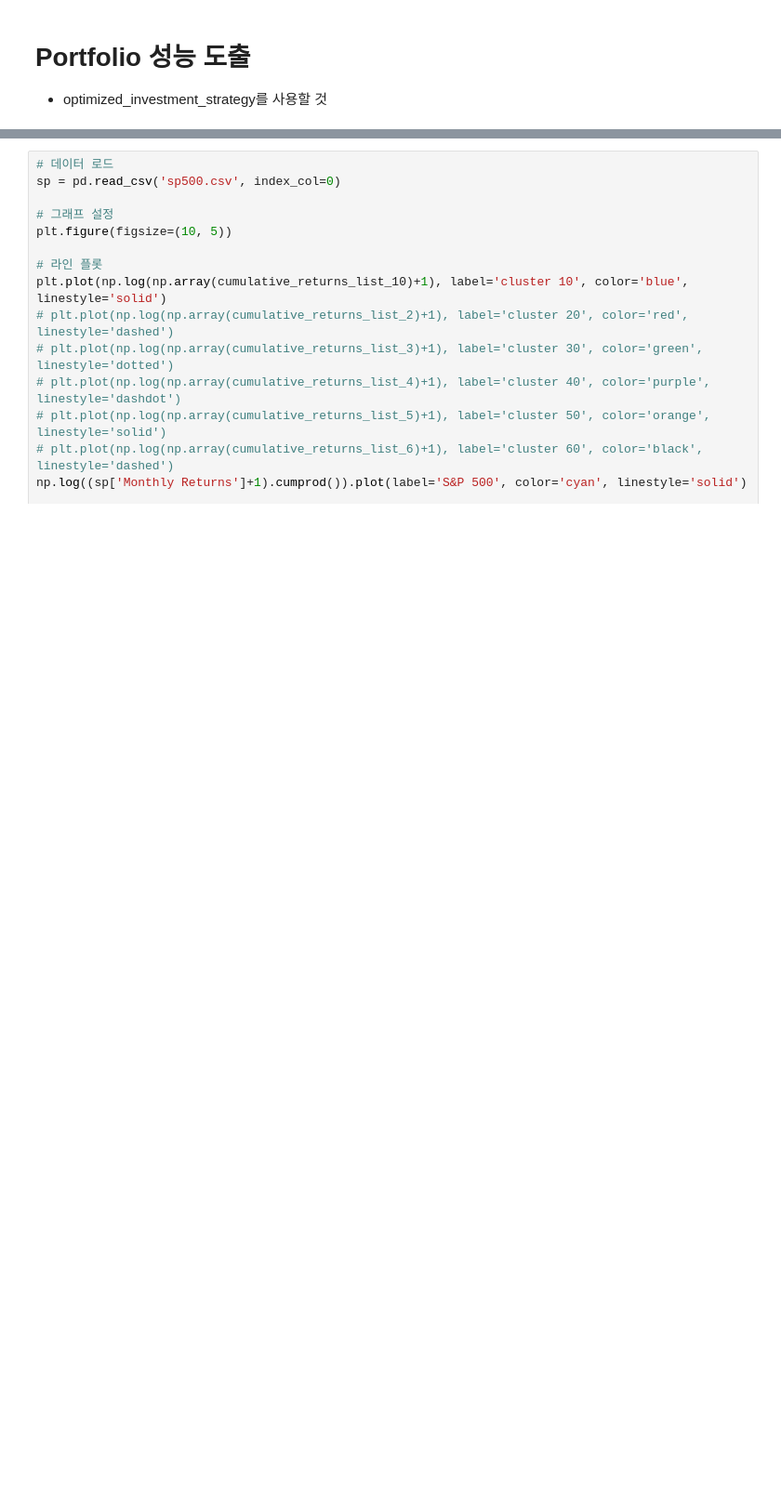
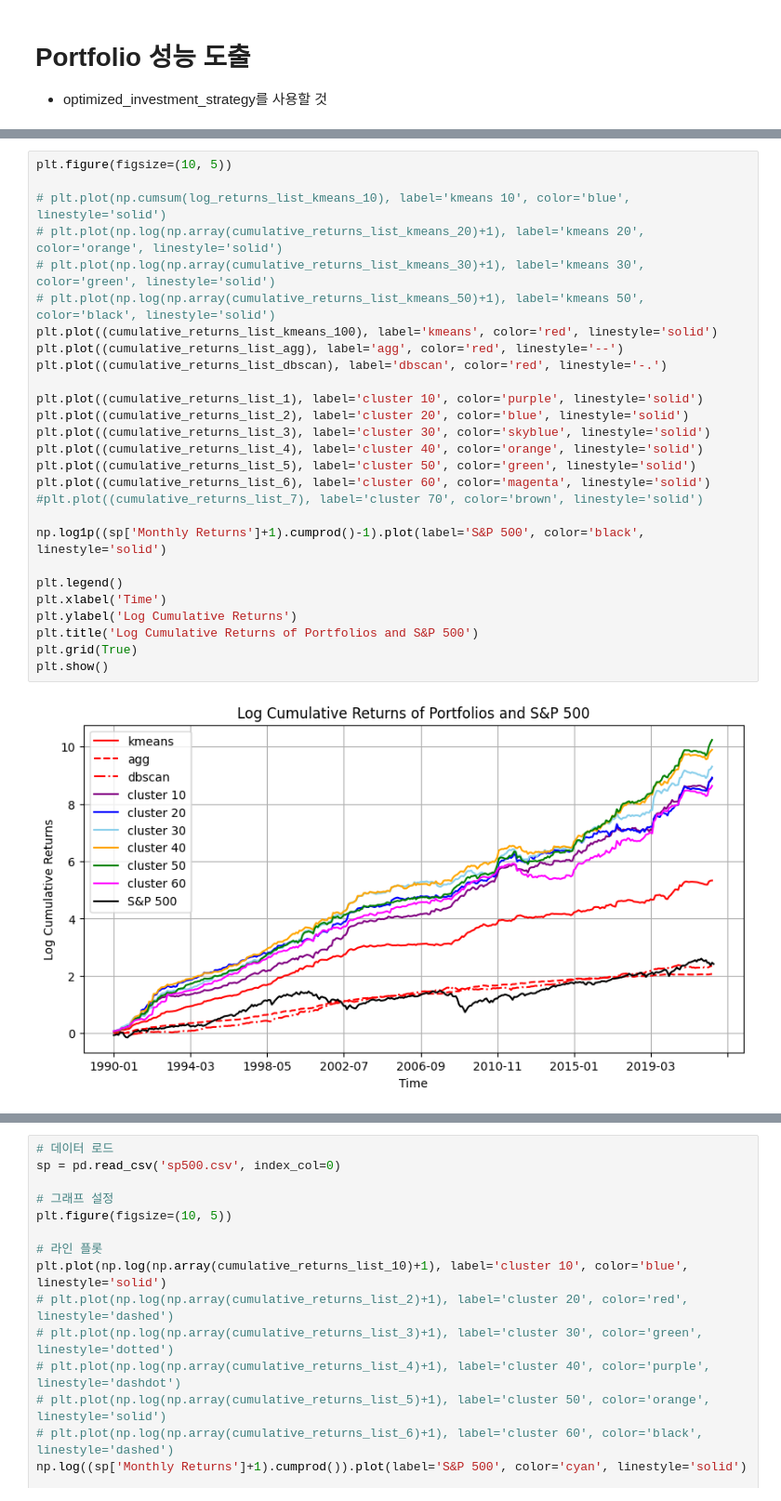
Before and after one commit to x7jeon8gi/PairsTrading, a Jupyter notebook: portfolio_check copy.ipynb, the cells around one changed output, grey strips where cells are left out. Shown: that part at 93% size. Drawn from its saved outputs; the diff is of its cells as text; blank space fills up the shorter version.

```diff
--- a/portfolio_check copy.ipynb
+++ b/portfolio_check copy.ipynb
@@ -131,0 +370,29 @@ cumulative_return_kmeans_100, cumulative_returns_list_kmeans_100, log_returns_li
+# %%
+plt.figure(figsize=(10, 5))
+
+# plt.plot(np.cumsum(log_returns_list_kmeans_10), label='kmeans 10', color='blue', linestyle='solid')
+# plt.plot(np.log(np.array(cumulative_returns_list_kmeans_20)+1), label='kmeans 20', color='orange', linestyle='solid')
+# plt.plot(np.log(np.array(cumulative_returns_list_kmeans_30)+1), label='kmeans 30', color='green', linestyle='solid')
+# plt.plot(np.log(np.array(cumulative_returns_list_kmeans_50)+1), label='kmeans 50', color='black', linestyle='solid')
+plt.plot((cumulative_returns_list_kmeans_100), label='kmeans', color='red', linestyle='solid')
+plt.plot((cumulative_returns_list_agg), label='agg', color='red', linestyle='--')
+plt.plot((cumulative_returns_list_dbscan), label='dbscan', color='red', linestyle='-.')
+
+plt.plot((cumulative_returns_list_1), label='cluster 10', color='purple', linestyle='solid')
+plt.plot((cumulative_returns_list_2), label='cluster 20', color='blue', linestyle='solid')
+plt.plot((cumulative_returns_list_3), label='cluster 30', color='skyblue', linestyle='solid')
+plt.plot((cumulative_returns_list_4), label='cluster 40', color='orange', linestyle='solid')
+plt.plot((cumulative_returns_list_5), label='cluster 50', color='green', linestyle='solid')
+plt.plot((cumulative_returns_list_6), label='cluster 60', color='magenta', linestyle='solid')
+#plt.plot((cumulative_returns_list_7), label='cluster 70', color='brown', linestyle='solid')
+
+np.log1p((sp['Monthly Returns']+1).cumprod()-1).plot(label='S&P 500', color='black', linestyle='solid')
+
+plt.legend()
+plt.xlabel('Time')
+plt.ylabel('Log Cumulative Returns')
+plt.title('Log Cumulative Returns of Portfolios and S&P 500')
+plt.grid(True)
+plt.show()
+# %% [output]
+[figure, added]
```
Also changed, not shown: parts of 18 cells of this notebook, 26 other files.
